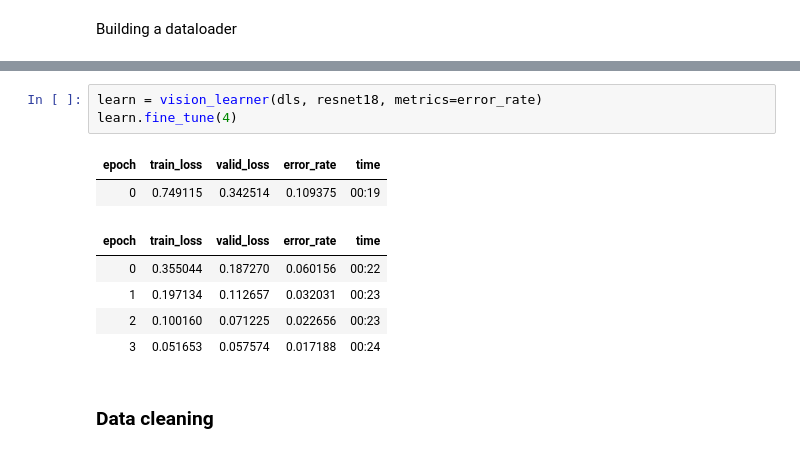
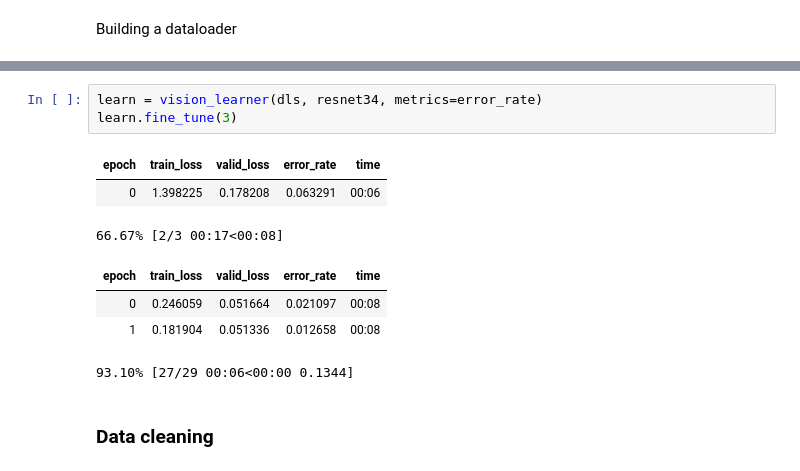
Before and after one commit to lucietournier/experimenting-AI, a Jupyter notebook: flower_classifier/first_classifier_training.ipynb, the cells around one changed output, grey strips where cells are left out. Drawn from its saved outputs; the diff is of its cells as text.

Commit message:
add a setup file + resnet34

```diff
--- a/flower_classifier/first_classifier_training.ipynb
+++ b/flower_classifier/first_classifier_training.ipynb
@@ -82,14 +87,14 @@ dls.show_batch(max_n=12)
 # %%
-learn = vision_learner(dls, resnet18, metrics=error_rate)
-learn.fine_tune(4)
+learn = vision_learner(dls, resnet34, metrics=error_rate)
+learn.fine_tune(3)
 # %% [output]
 | epoch | train_loss | valid_loss | error_rate | time |
-| 0 | 0.749115 | 0.342514 | 0.109375 | 00:19 |
+| 0 | 1.398225 | 0.178208 | 0.063291 | 00:06 |
+66.67% [2/3 00:17<00:08]
 | epoch | train_loss | valid_loss | error_rate | time |
-| 0 | 0.355044 | 0.187270 | 0.060156 | 00:22 |
-| 1 | 0.197134 | 0.112657 | 0.032031 | 00:23 |
-| 2 | 0.100160 | 0.071225 | 0.022656 | 00:23 |
-| 3 | 0.051653 | 0.057574 | 0.017188 | 00:24 |
+| 0 | 0.246059 | 0.051664 | 0.021097 | 00:08 |
+| 1 | 0.181904 | 0.051336 | 0.012658 | 00:08 |
+93.10% [27/29 00:06<00:00 0.1344]
 # %% [markdown]
 ### Data cleaning
 # %%
```
Also changed, not shown: parts of 8 cells of this notebook, 2 other files.
